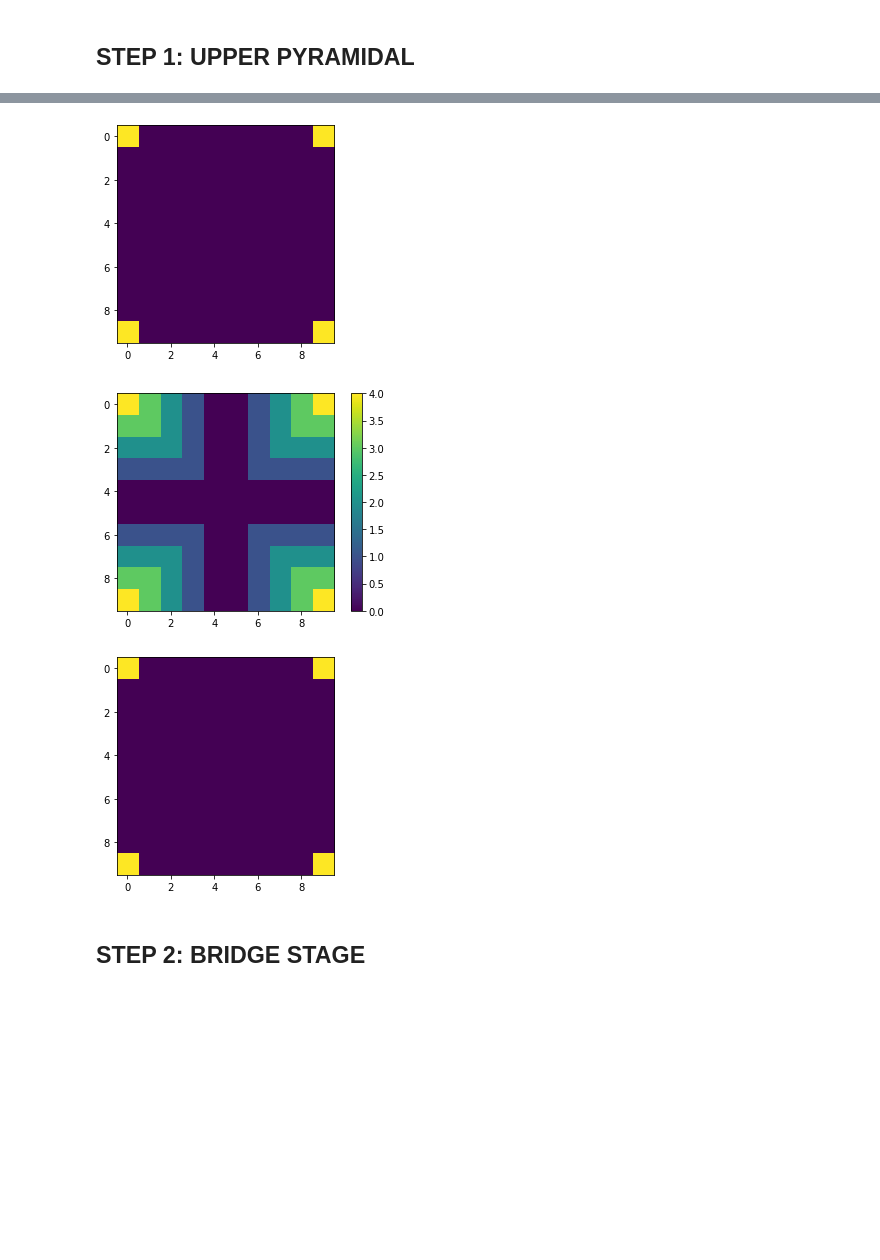
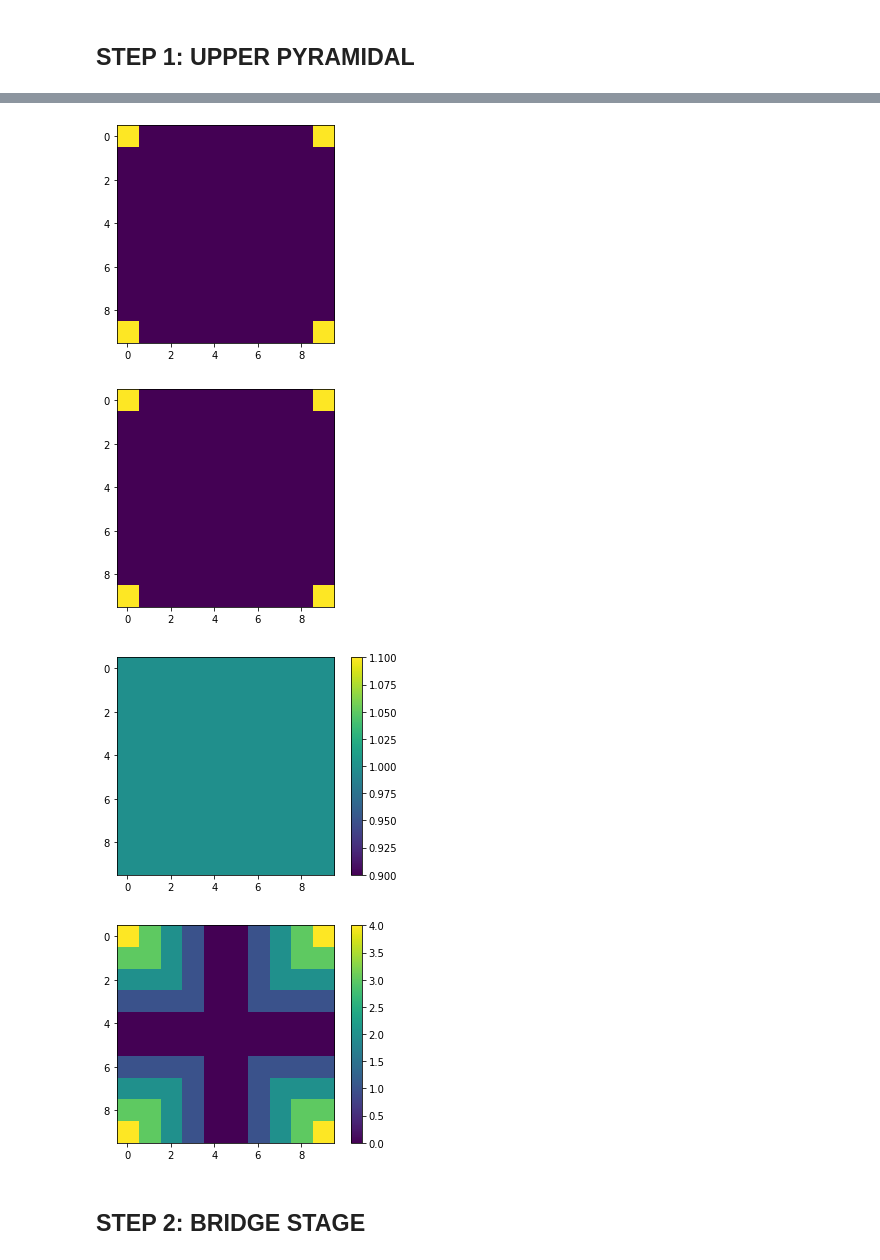
Before and after one commit to moislam1221/parallel-stencil-unstructured, a Jupyter notebook: Swept with advance clean.ipynb, the cells around one changed output, grey strips where cells are left out. Saved outputs shown, nothing was run; the diff lists cells and outputs as text; code cells hidden in the pictures; blank space fills up the shorter version.

```diff
--- a/Swept with advance clean.ipynb
+++ b/Swept with advance clean.ipynb
@@ -990,3 +1037,27 @@ PARALLEL_FLAG = True
+# %%
+# Initialization
+
+# Define mesh settings
+# Check if we want to run airfoil mesh
+airfoilMeshFlag = False
+# If not, we want to run square mesh. The following parameters are important then
+N = 10
+nSubdomains = 4
+periodicFlag = False
+diagonalLinksFlag = True
+
+#  Should we run mimicking parallel?
+PARALLEL_FLAG = True
+# %%
+# Create the neighbors structure based on inputs
+if airfoilMeshFlag == True:
+    # Load mat file
+    mat = scipy.io.loadmat('mesh_airfoil_coarse.mat')
+    xy = mat['p']
+    edges = tri2edg(mat['t']) - 1
+    neighbors = createAirfoilNeighbors()
+else:
+    neighbors = create2Dneighbors(N, periodic=periodicFlag, diagonalLinks=diagonalLinksFlag)
 # %% [markdown]
 ## STEP 1: UPPER PYRAMIDAL
 # %%
@@ -994,7 +1065,10 @@ PARALLEL_FLAG = True
 
 # Find the far apart seeds
 seeds = findSeedsApart(neighbors, nSubdomains)
-plotSeeds(seeds,N)
+if airfoilMeshFlag == True:
+    plotSeedsAirfoil(seeds)
+else:
+    plotSeeds(seeds,N)
 
 # Use advance to obtain territories
 numDofs = len(neighbors)
@@ -1008,37 +1082,44 @@ territorySetUpperPyramidal = createSubdomainsWithMETIS(neighborsDummy, seeds, te
 # Obtain the seed dofs for each subdomain
 seeds = upperPyramidal(territorySetUpperPyramidal, neighbors)
 
 # Advance
 if PARALLEL_FLAG == True:
     # Parallel Advance (simulate being on the GPU and partitioning data between shared memory)
     groundLevelAllSubdomains = groundLevelPartition(groundLevel, territorySetUpperPyramidal, seeds, neighbors)
     groundLevelAllSubdomains = parallelAdvance(groundLevelAllSubdomains, neighbors, territorySetUpperPyramidal, seeds, iIter, neighbors)
     groundLevel = groundLevelCombine(groundLevel, groundLevelAllSubdomains, territorySetUpperPyramidal)
 else:
     iIter, territories, stopper, fronts = advance(seeds, 0, groundLevel)
     groundLevel = frontsToGroundLevel(fronts)
 
-# Plot Ground Level and new seeds
-plotGroundLevel(groundLevel, N)
-plotSeeds(seeds, N)
+# Final Visualization
+if airfoilMeshFlag == True:
+    plotSeedsAirfoil(seeds)
+    plotTerritoriesAirfoil(territorySetUpperPyramidal)
+    plotGroundLevelAirfoil(groundLevel)
+else:
+    plotSeeds(seeds, N)
+    plotTerritories(territorySetUpperPyramidal, N)
+    plotGroundLevel(groundLevel, N)
 
 # Print out information pertaining to the upper pyramidal step
 numSubdomainsUpperPyramidal = len(territorySetUpperPyramidal)
 print("There are " + str(numSubdomainsUpperPyramidal) + " subdomains/processors/GPU blocks in this step")
 for i in range(numSubdomainsUpperPyramidal):
     print("Subdomain " + str(i) + "- DOFs are: " + str(territorySetUpperPyramidal[i]))
 # %% [output]
 1
 2
 3
 4
 There are 4 subdomains/processors/GPU blocks in this step
 Subdomain 0- DOFs are: {64, 70, 71, 72, 73, 74, 80, 81, 82, 83, 84, 90, 91, 92, 93, 94, 50, 51, 52, 53, 54, 60, 61, 62, 63}
 Subdomain 1- DOFs are: {55, 57, 56, 58, 59, 65, 66, 67, 68, 69, 76, 75, 77, 78, 79, 85, 86, 87, 88, 89, 95, 96, 97, 98, 99}
 Subdomain 2- DOFs are: {0, 1, 2, 3, 4, 10, 11, 12, 13, 14, 20, 21, 22, 23, 24, 30, 31, 32, 33, 34, 40, 42, 41, 43, 44}
 Subdomain 3- DOFs are: {5, 6, 7, 8, 9, 15, 16, 17, 18, 19, 25, 26, 27, 28, 29, 35, 36, 37, 38, 39, 45, 46, 49, 48, 47}
 [figure]
-[figure, old version]
+[figure, new version]
-[figure, old version]
+[figure, new version]
+[figure, added]
 # %% [markdown]
 ## STEP 2: BRIDGE STAGE
```
Also changed, not shown: parts of 24 cells of this notebook, 1 other file.
